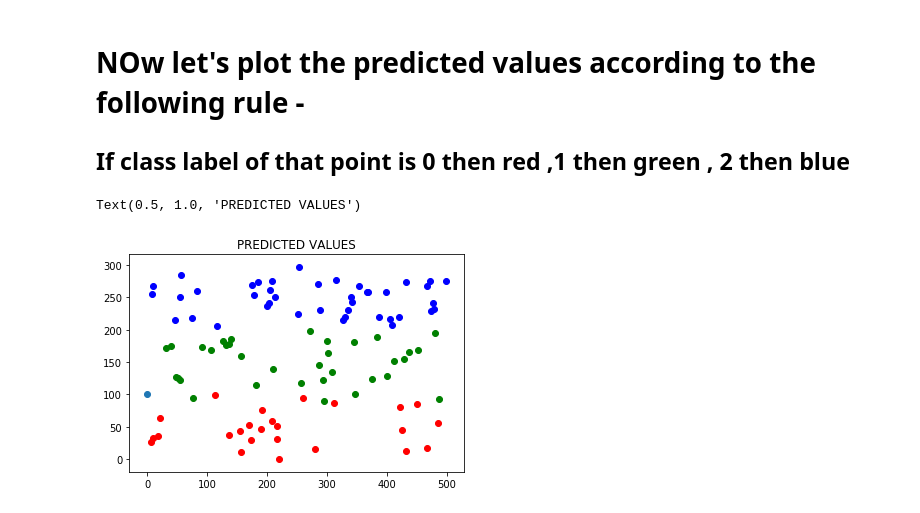
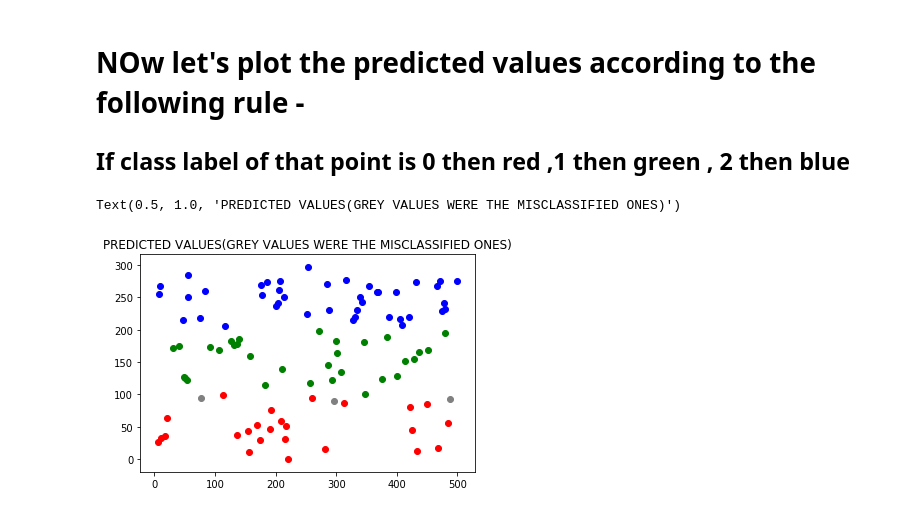
Before and after one commit to insomniac-tk/Machine-Learning, a Jupyter notebook: KNN.ipynb, the cells around one changed output. Saved outputs shown, nothing was run; the diff lists cells and outputs as text; code cells hidden in the pictures.

```diff
--- a/KNN.ipynb
+++ b/KNN.ipynb
@@ -164,15 +164,18 @@ Y_hats[1]
 ## If class label of that point is 0 then red ,1 then green , 2 then blue
 # %%
 for i in range(len(X_test)):
-    if Y_hats[i] == 0:
-        plt.scatter(X_test[i,0],X_test[i,1],c='red')
-    elif Y_hats[i] == 1:
-        plt.scatter(X_test[i,0],X_test[i,1],c='green')
+    if y_test[i] == Y_hats[i]:
+        if Y_hats[i] == 0:
+            plt.scatter(X_test[i,0],X_test[i,1],c='red')
+        elif Y_hats[i] == 1:
+            plt.scatter(X_test[i,0],X_test[i,1],c='green')
+        else:
+            plt.scatter(X_test[i,0],X_test[i,1],c='blue')
     else:
-        plt.scatter(X_test[i,0],X_test[i,1],c='blue')
+         plt.scatter(X_test[i,0],X_test[i,1],c='grey')
 
 
-plt.title('PREDICTED VALUES')
+plt.title('PREDICTED VALUES(GREY VALUES WERE THE MISCLASSIFIED ONES)')
 # %% [output]
-Text(0.5, 1.0, 'PREDICTED VALUES')
+Text(0.5, 1.0, 'PREDICTED VALUES(GREY VALUES WERE THE MISCLASSIFIED ONES)')
-[figure, old version]
+[figure, new version]
```
Also changed, not shown: parts of 2 cells of this notebook.
